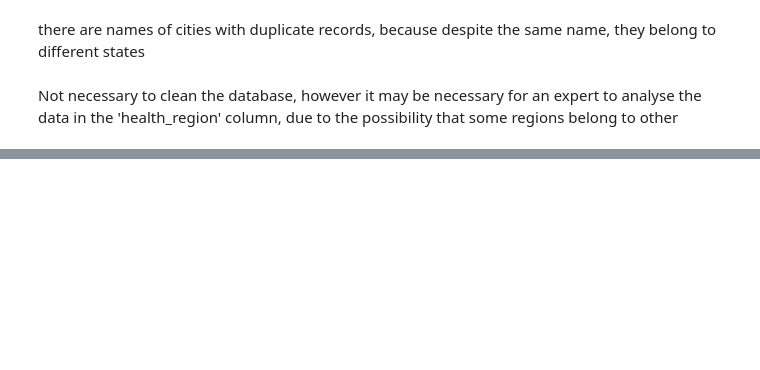
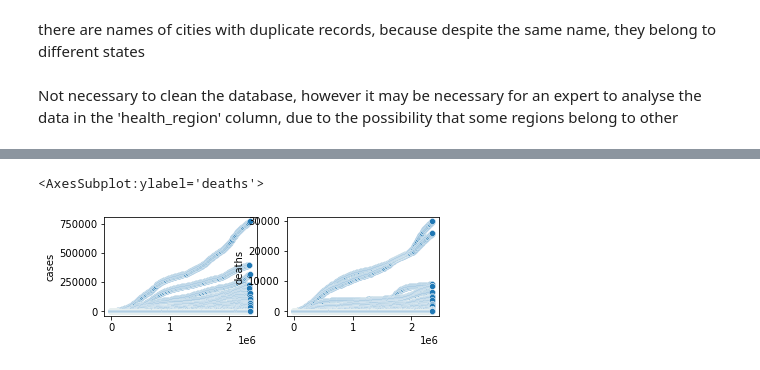
Before and after one commit to LuisFelipeTs/Data_Science_And_Analytics, a Jupyter notebook: Covid_Study(ML + SQL)/Data_Cleaning_&_analysing.ipynb, the cells around one changed output, grey strips where cells are left out. Drawn from its saved outputs; the diff is of its cells as text; code cells hidden in the pictures; blank space fills up the shorter version.

Commit message:
study of br cities database

```diff
--- a/Covid_Study(ML + SQL)/Data_Cleaning_&_analysing.ipynb
+++ b/Covid_Study(ML + SQL)/Data_Cleaning_&_analysing.ipynb
@@ -413,0 +419,2 @@ Not necessary to clean the database, however it may be necessary for an expert t
+# %%
+datab_cit = pd.read_csv('brazil_covid19_cities.csv')
@@ -413,0 +442,8 @@ Not necessary to clean the database, however it may be necessary for an expert t
+# %%
+plt.subplot(221)
+sns.scatterplot(data=datab_cit['cases'])
+plt.subplot(222)
+sns.scatterplot(data=datab_cit['deaths'])
+# %% [output]
+<AxesSubplot:ylabel='deaths'>
+[figure, added]
```
Also changed, not shown: parts of 10 cells of this notebook.
